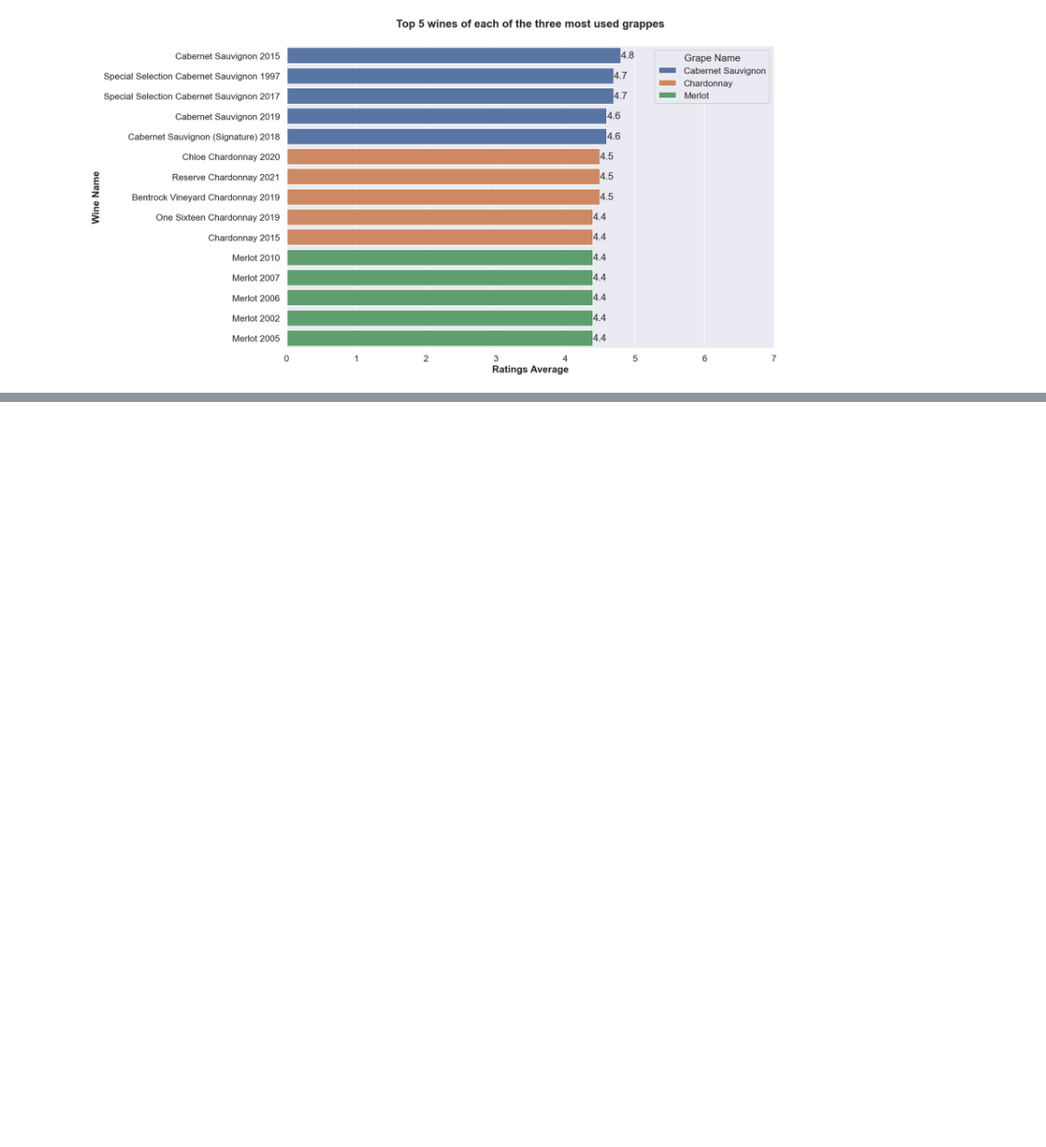
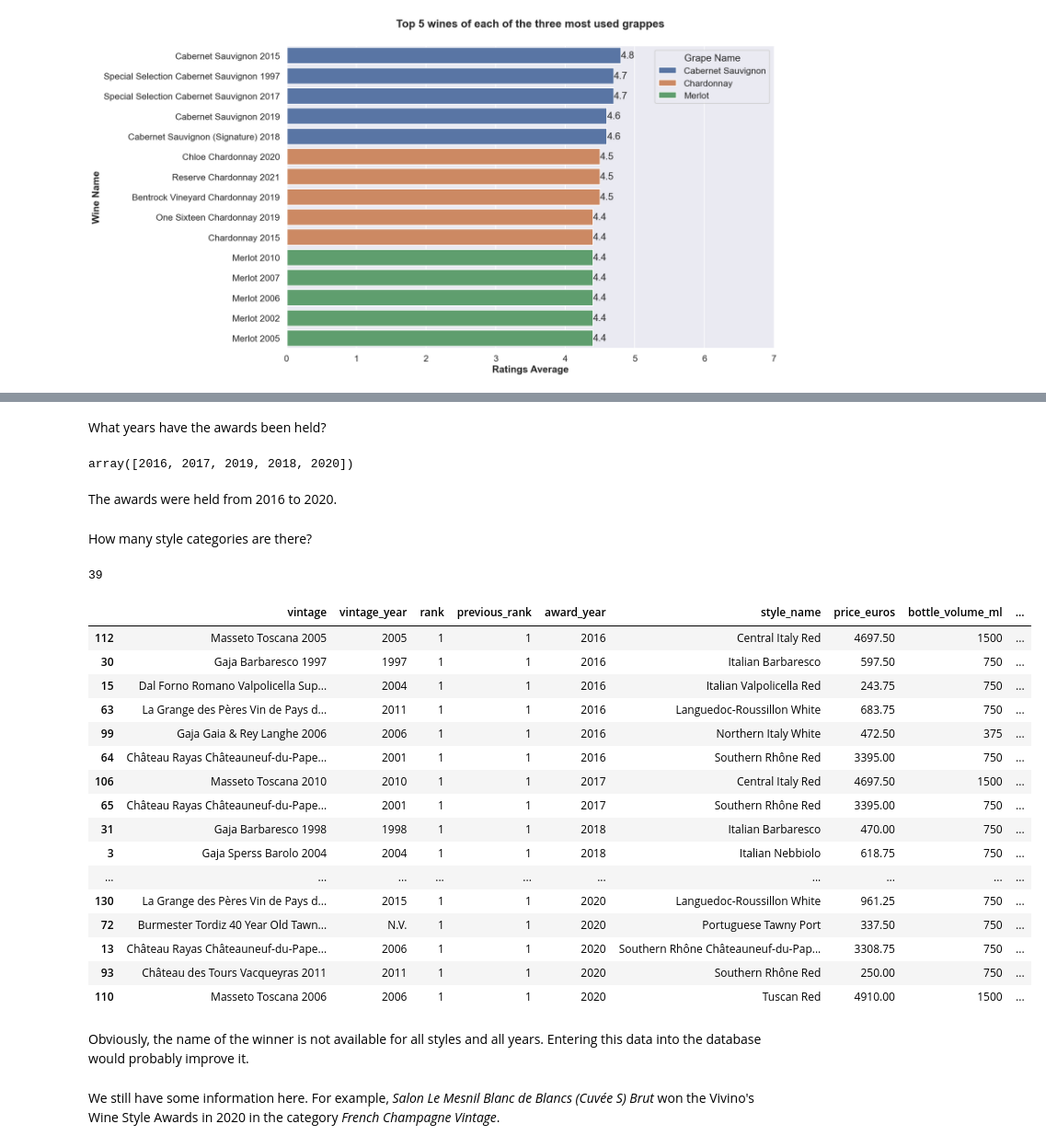
Before and after one commit to AlisherJard/Wiwino_project, a Jupyter notebook: visualization.ipynb, the cells around one changed output, grey strips where cells are left out. Shown at 92% size. Cells and saved outputs as stored; diff of their text form; code cells hidden in the pictures; blank space fills up the shorter version.

Commit message:
Update visualization.ipynb, add .py and .csv  files regarding question 10.

```diff
--- a/visualization.ipynb
+++ b/visualization.ipynb
@@ -143,0 +147,4 @@ plt.show()
+# %%
+awards = pd.read_csv("CSVs/question10.csv")
+
+awards["liter_price_euros"] = (awards["price_euros"] / awards["bottle_volume_ml"]) * 1000
@@ -143,0 +167,41 @@ plt.show()
+# %% [markdown]
+
+What years have the awards been held?
+# %%
+awards["award_year"].unique()
+# %% [output]
+array([2016, 2017, 2019, 2018, 2020])
+# %% [markdown]
+
+The awards were held from 2016 to 2020.
+# %% [markdown]
+How many style categories are there?
+# %%
+len(awards["style_name"].unique())
+# %% [output]
+39
+# %%
+awards[awards["rank"] == 1].sort_values(by=["award_year", "style_name"])
+# %% [output]
+|  | vintage | vintage_year | rank | previous_rank | award_year | style_name | price_euros | bottle_volume_ml | ... |
+| 112 | Masseto Toscana 2005 | 2005 | 1 | 1 | 2016 | Central Italy Red | 4697.50 | 1500 | ... |
+| 30 | Gaja Barbaresco 1997 | 1997 | 1 | 1 | 2016 | Italian Barbaresco | 597.50 | 750 | ... |
+| 15 | Dal Forno Romano Valpolicella Sup... | 2004 | 1 | 1 | 2016 | Italian Valpolicella Red | 243.75 | 750 | ... |
+| 63 | La Grange des Pères Vin de Pays d... | 2011 | 1 | 1 | 2016 | Languedoc-Roussillon White | 683.75 | 750 | ... |
+| 99 | Gaja Gaia & Rey Langhe 2006 | 2006 | 1 | 1 | 2016 | Northern Italy White | 472.50 | 375 | ... |
+| 64 | Château Rayas Châteauneuf-du-Pape... | 2001 | 1 | 1 | 2016 | Southern Rhône Red | 3395.00 | 750 | ... |
+| 106 | Masseto Toscana 2010 | 2010 | 1 | 1 | 2017 | Central Italy Red | 4697.50 | 1500 | ... |
+| 65 | Château Rayas Châteauneuf-du-Pape... | 2001 | 1 | 1 | 2017 | Southern Rhône Red | 3395.00 | 750 | ... |
+| 31 | Gaja Barbaresco 1998 | 1998 | 1 | 1 | 2018 | Italian Barbaresco | 470.00 | 750 | ... |
+| 3 | Gaja Sperss Barolo 2004 | 2004 | 1 | 1 | 2018 | Italian Nebbiolo | 618.75 | 750 | ... |
+| ... | ... | ... | ... | ... | ... | ... | ... | ... | ... |
+| 130 | La Grange des Pères Vin de Pays d... | 2015 | 1 | 1 | 2020 | Languedoc-Roussillon White | 961.25 | 750 | ... |
+| 72 | Burmester Tordiz 40 Year Old Tawn... | N.V. | 1 | 1 | 2020 | Portuguese Tawny Port | 337.50 | 750 | ... |
+| 13 | Château Rayas Châteauneuf-du-Pape... | 2006 | 1 | 1 | 2020 | Southern Rhône Châteauneuf-du-Pap... | 3308.75 | 750 | ... |
+| 93 | Château des Tours Vacqueyras 2011 | 2011 | 1 | 1 | 2020 | Southern Rhône Red | 250.00 | 750 | ... |
+| 110 | Masseto Toscana 2006 | 2006 | 1 | 1 | 2020 | Tuscan Red | 4910.00 | 1500 | ... |
+# %% [markdown]
+Obviously, the name of the winner is not available for all styles and all years. Entering this data into the database would probably improve it.
+# %% [markdown]
+
+We still have some information here. For example, *Salon Le Mesnil Blanc de Blancs (Cuvée S) Brut* won the Vivino's Wine Style Awards in 2020 in the category *French Champagne Vintage*.
```
Also changed, not shown: parts of 2 cells of this notebook, 3 other files.
